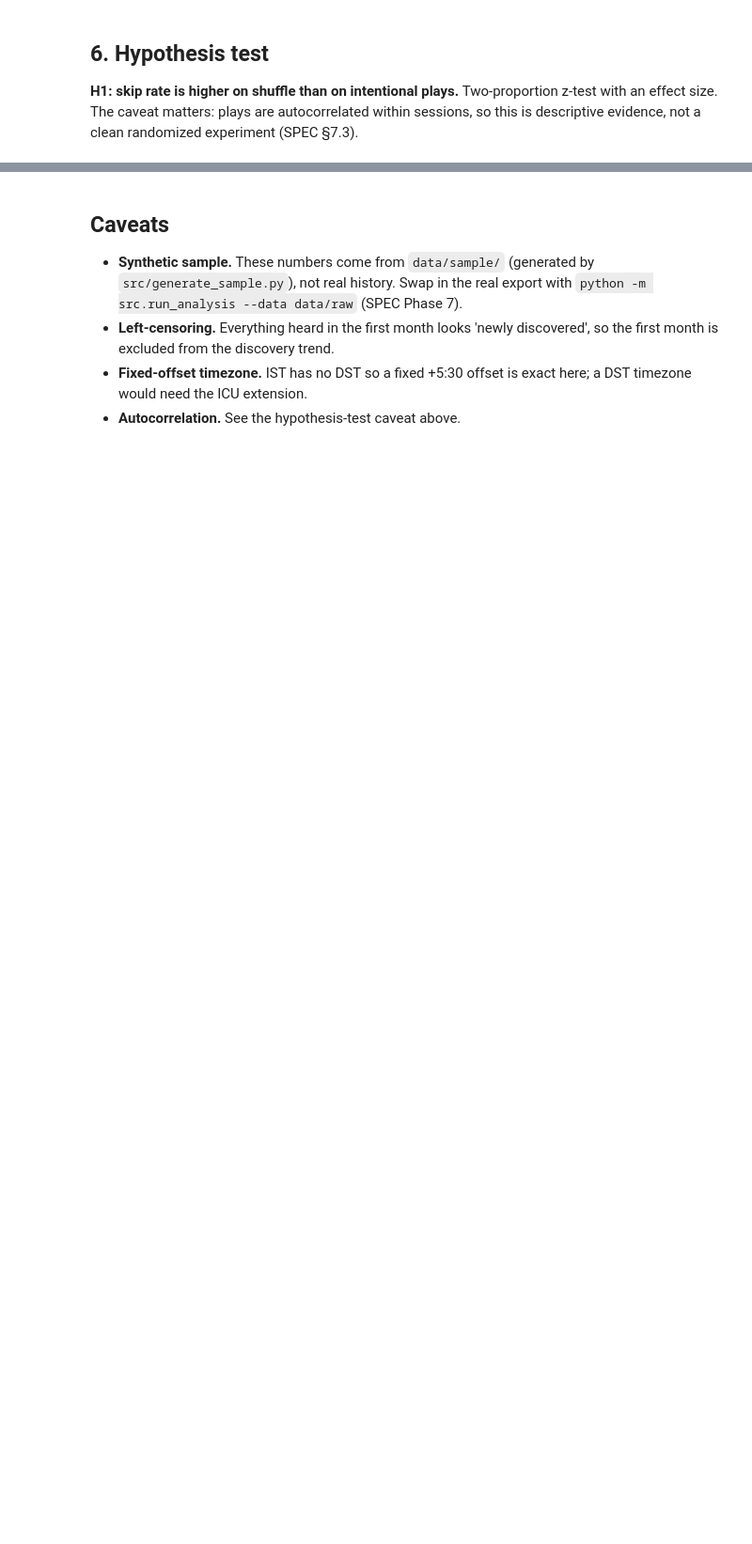
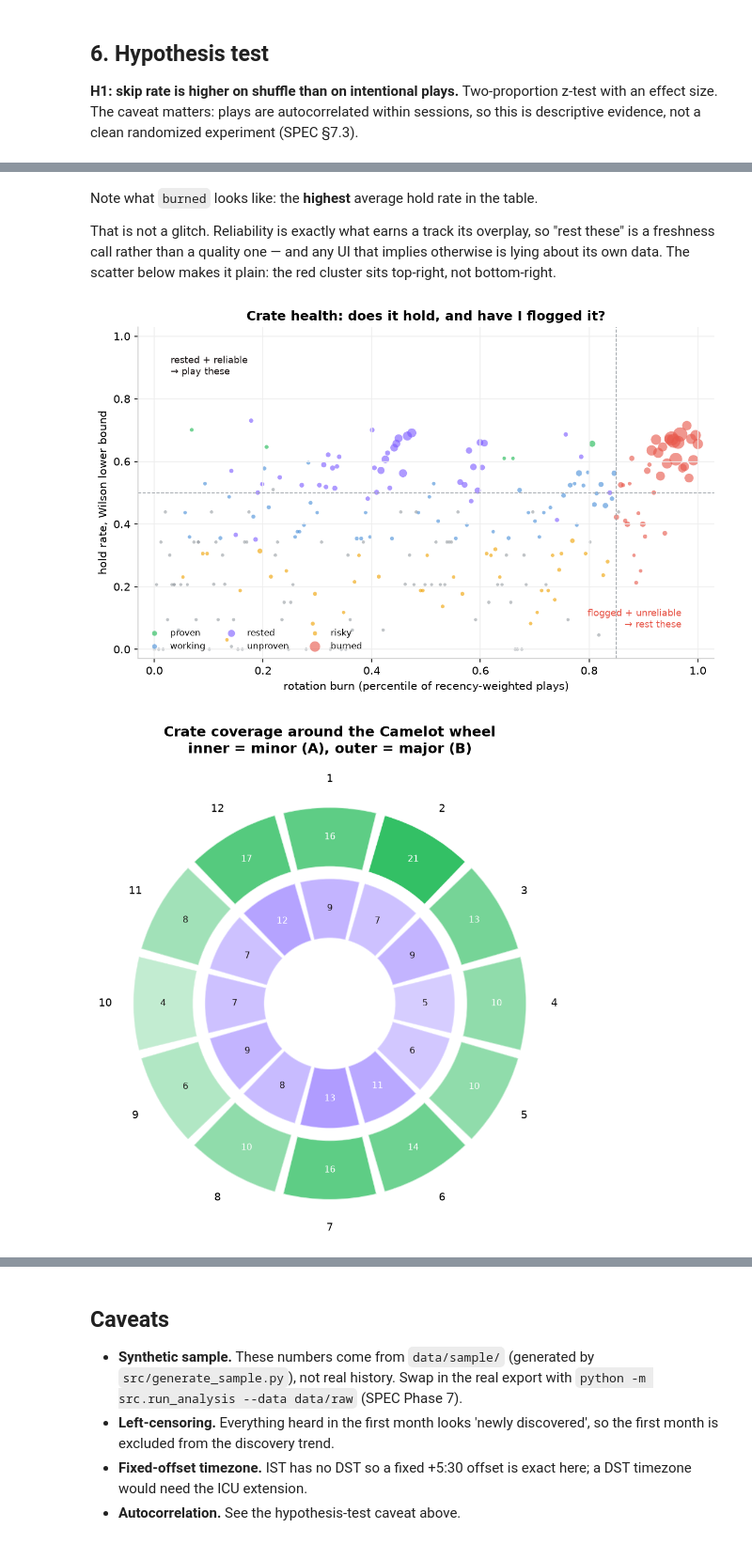
Before and after one commit to yougijain/spotify-listening-analysis, a Jupyter notebook: notebooks/analysis.ipynb, the cells around one changed output, grey strips where cells are left out. Shown at 94% size. Saved outputs shown, nothing was run; the diff lists cells and outputs as text; code cells hidden in the pictures; blank space fills up the shorter version.

```diff
--- a/notebooks/analysis.ipynb
+++ b/notebooks/analysis.ipynb
@@ -169,0 +213,13 @@ for k, v in h.items():
+# %% [markdown]
+Note what `burned` looks like: the **highest** average hold rate in the table.
+
+That is not a glitch. Reliability is exactly what earns a track its overplay, so
+"rest these" is a freshness call rather than a quality one — and any UI that
+implies otherwise is lying about its own data. The scatter below makes it plain:
+the red cluster sits top-right, not bottom-right.
+# %%
+display(Image(filename=str(ROOT / 'figures' / 'crate_health.png')))
+display(Image(filename=str(ROOT / 'figures' / 'camelot_wheel.png')))
+# %% [output]
+[figure, added]
+[figure, added]
```
Also changed, not shown: parts of 34 cells of this notebook, 3 other files.
